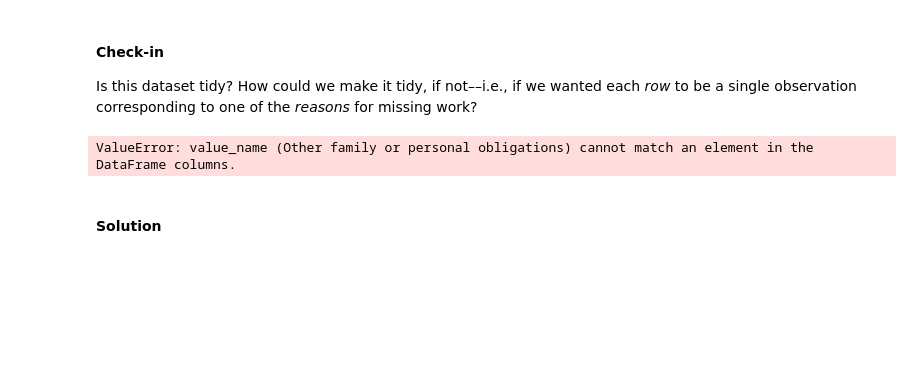
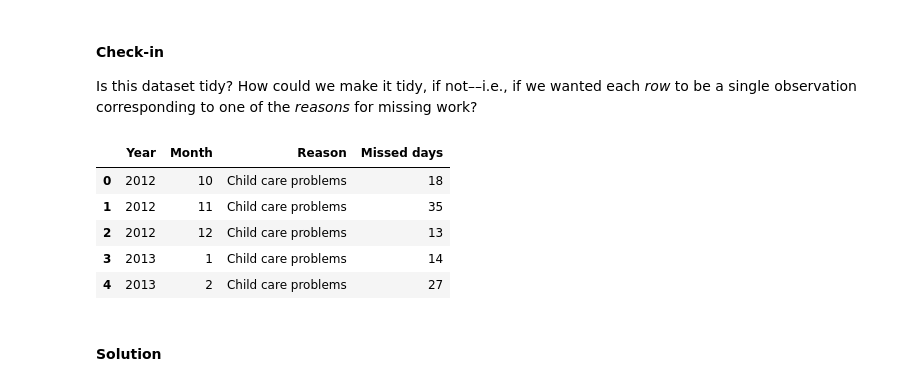
Before and after one commit to kingb6/Data_Preprocessing_Report, a Jupyter notebook: 08-wrangling.ipynb, the cells around one changed output. Drawn from its saved outputs; the diff is of its cells as text; code cells hidden in the pictures; blank space fills up the shorter version.

```diff
--- a/08-wrangling.ipynb
+++ b/08-wrangling.ipynb
@@ -1060,9 +1060,15 @@ df_work.head(5)
 Is this dataset tidy? How could we make it tidy, if not––i.e., if we wanted each *row* to be a single observation corresponding to one of the *reasons* for missing work?
 # %%
 ### Your code here
-###pd.melt(df_work, id_vars = 'Year', var_name='Child care problems', value_name = 'Other family or personal obligations')
+df_new_work = pd.melt(df_work, id_vars = ['Year', 'Month'], var_name = 'Reason', value_name = 'Missed days')
+df_new_work.head(5)
 # %% [output]
-ValueError: value_name (Other family or personal obligations) cannot match an element in the DataFrame columns.
+|  | Year | Month | Reason | Missed days |
+| 0 | 2012 | 10 | Child care problems | 18 |
+| 1 | 2012 | 11 | Child care problems | 35 |
+| 2 | 2012 | 12 | Child care problems | 13 |
+| 3 | 2013 | 1 | Child care problems | 14 |
+| 4 | 2013 | 2 | Child care problems | 27 |
 # %% [markdown]
 #### Solution
 # %%
```
Also changed, not shown: parts of 4 cells of this notebook.
